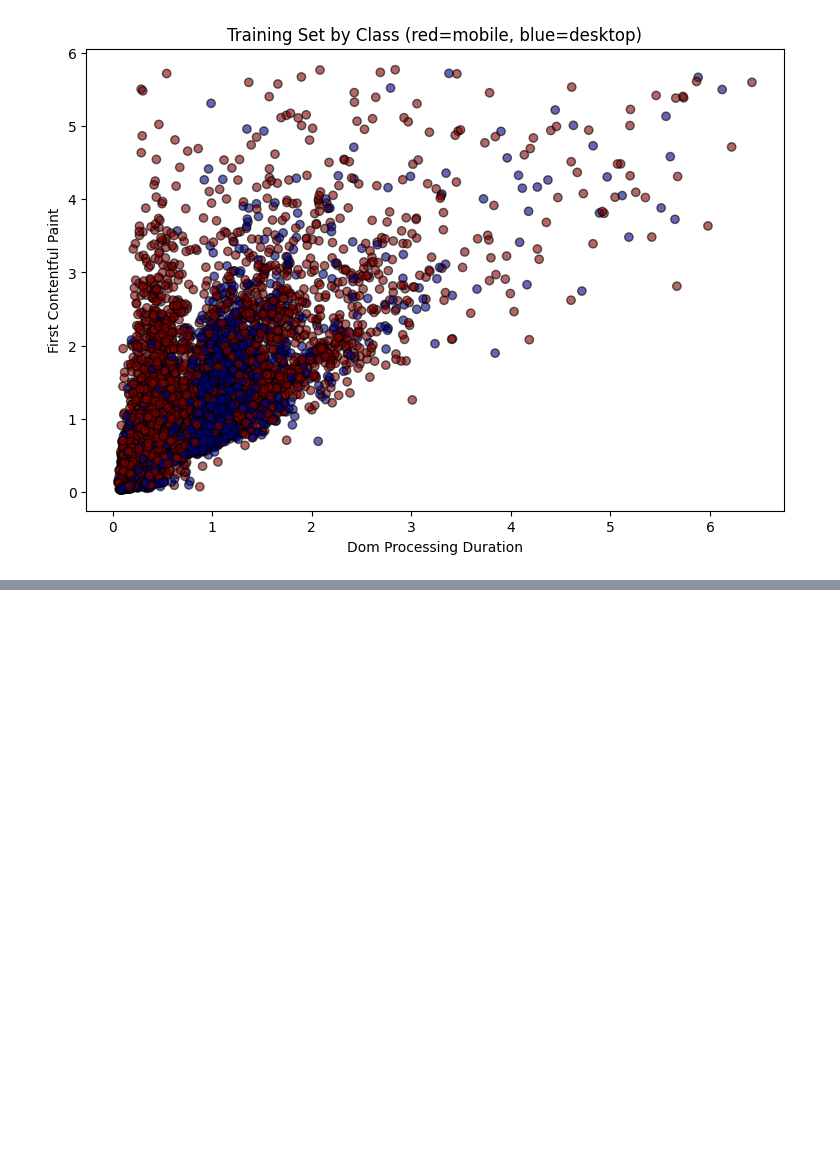
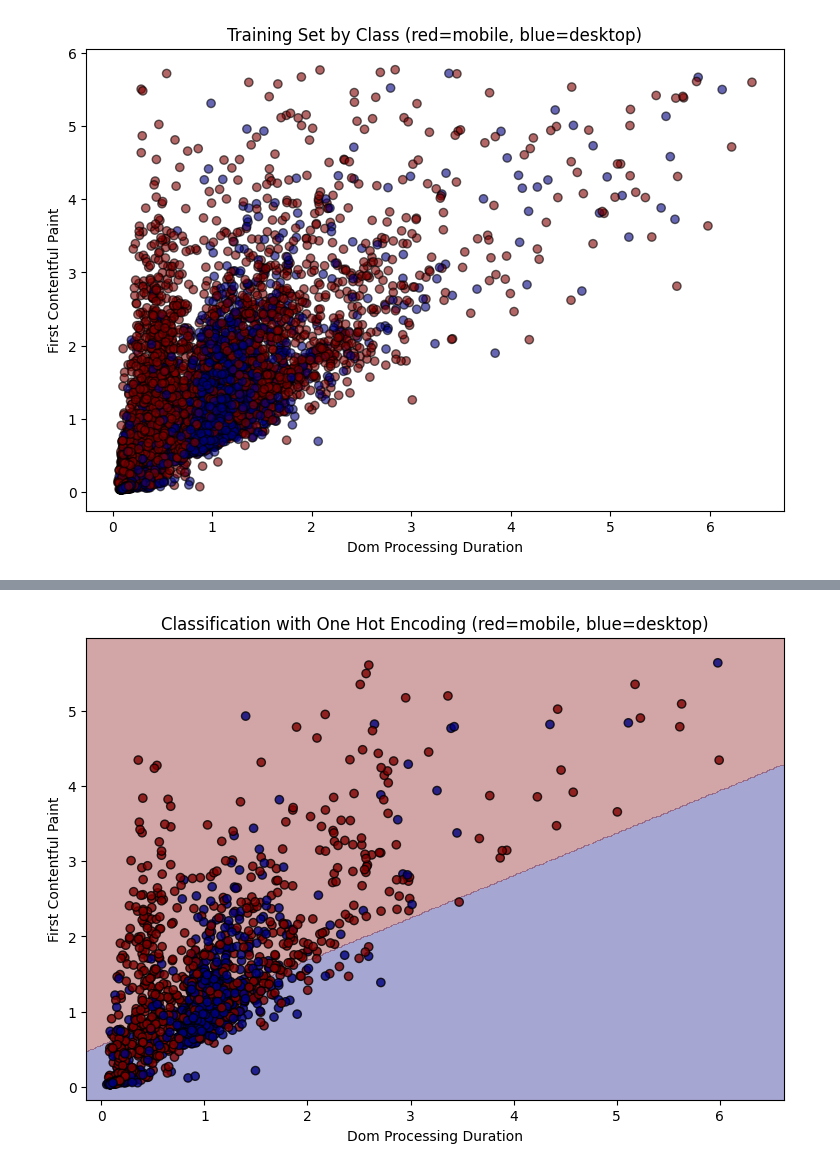
Before and after one commit to danwfreeman/device-prediction, a Jupyter notebook: project1-deliverable.ipynb, the cells around one changed output, grey strips where cells are left out. Cells and saved outputs as stored; diff of their text form; code cells hidden in the pictures; blank space fills up the shorter version.

```diff
--- a/project1-deliverable.ipynb
+++ b/project1-deliverable.ipynb
@@ -193,0 +216,11 @@ The scatter plot shows substantial overlap, especially in the lower-left region,
+# %%
+# Create and fit the linear regression model
+model = LinearRegression()
+model.fit(X_train, y_train)
+
+Y_pred_score = model.predict(X_test) # find the score for each input row of the test set
+
+# for each row, find the index of the highest score, this will be the predicted class (0 or 1)
+# 0 = desktop and 1 = mobile
+y_pred_idx = np.argmax(Y_pred_score, axis=1)
+print(y_pred_idx[:5])
@@ -195,0 +248,37 @@ Model Implementation
+# %%
+# Setting up a meshgrid for a 2D slice of the decision boundary
+x1_min, x1_max = df[x_axis_feature].min() - 0.2, df[x_axis_feature].max() + 0.2
+x2_min, x2_max = df[y_axis_feature].min() - 0.2, df[y_axis_feature].max() + 0.2
+xx1, xx2 = np.meshgrid(np.linspace(x1_min, x1_max, 300),np.linspace(x2_min, x2_max, 300))
+
+# we can only visualize 2 features at a time, fixing the other two features to their median values seems reasonable
+# median values remove the influence of outliers, we don't want to remove them completely, as they are part of the data and the decision boundary should reflect them as well
+# initially we hold all 4 features at their median values
+
+median_values = X_train.median()
+grid_df = pd.DataFrame({col: np.full(xx1.size, median_values[col]) for col in featureList})
+
+
+# now we update the two features we are plotting with the values from the meshgrid,
+# this will allow us to get the predicted scores for each point in the meshgrid,
+# which we can then use to plot the decision boundary
+# we use ravel to flatten the meshgrid arrays into 1D, this is need for the prediction step
+grid_df[plot_x] = xx1.ravel()
+grid_df[plot_y] = xx2.ravel()
+
+grid_pred_scores = model.predict(grid_df[featureList])
+grid_pred_idx = np.argmax(grid_pred_scores, axis=1)
+grid_pred_idx = grid_pred_idx.reshape(xx1.shape)
+
+# Plot decision boundaries and data points
+plt.figure(figsize=(9, 6))
+
+plt.contourf(xx1,xx2, grid_pred_idx,    alpha=0.35,    levels=np.arange(-0.5, len(class_names) + 0.5, 1),    cmap=plt.cm.jet,    vmin=0,    vmax=len(class_names) - 1, )
+
+plt.scatter(X_test[plot_x],    X_test[plot_y],    c=y_test_idx,    edgecolors='k',    cmap=plt.cm.jet,    vmin=0,    vmax=len(class_names) - 1,    alpha=0.8 )
+plt.title("Classification with One Hot Encoding (red=mobile, blue=desktop)")
+plt.xlabel(x_axis_feature)
+plt.ylabel(y_axis_feature)
+plt.show()
+# %% [output]
+[figure, added]
```
Also changed, not shown: parts of 41 cells of this notebook.
